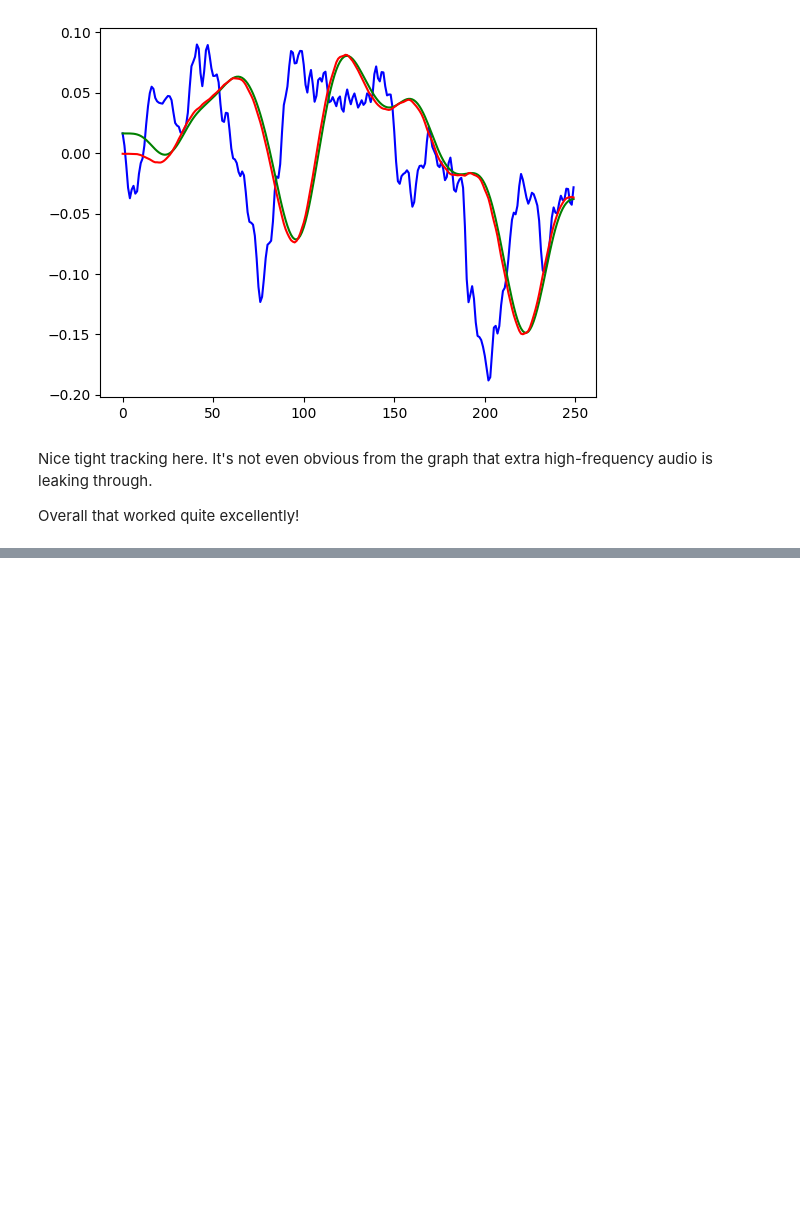
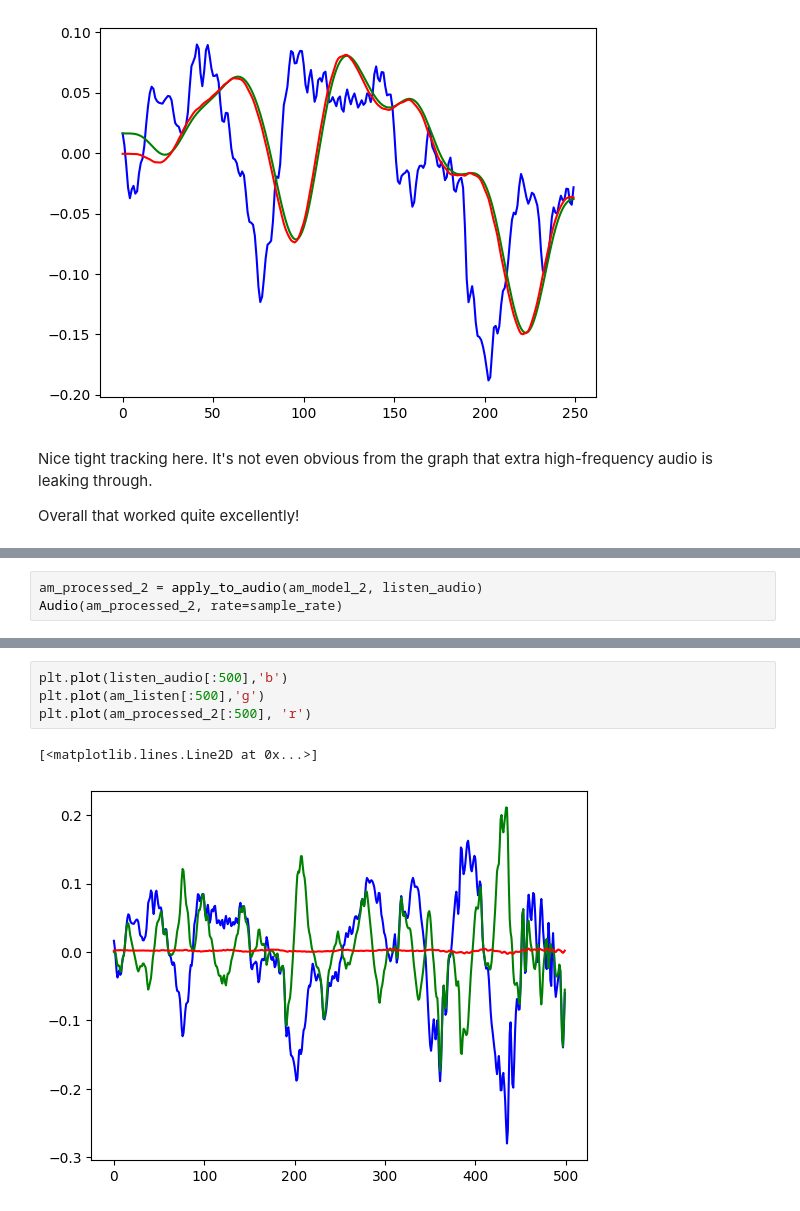
Before and after one commit to wyager/audiofx, a Jupyter notebook: audiofx.ipynb, the cells around one changed output, grey strips where cells are left out. Cells and saved outputs as stored; diff of their text form; blank space fills up the shorter version.

```diff
--- a/audiofx.ipynb
+++ b/audiofx.ipynb
@@ -579,0 +672,3 @@ Overall that worked quite excellently!
+# %%
+am_processed_2 = apply_to_audio(am_model_2, listen_audio)
+Audio(am_processed_2, rate=sample_rate)
@@ -579,0 +692,7 @@ Overall that worked quite excellently!
+# %%
+plt.plot(listen_audio[:500],'b')
+plt.plot(am_listen[:500],'g')
+plt.plot(am_processed_2[:500], 'r')
+# %% [output]
+[<matplotlib.lines.Line2D at 0x...>]
+[figure, added]
```
Also changed, not shown: parts of 14 cells of this notebook.
